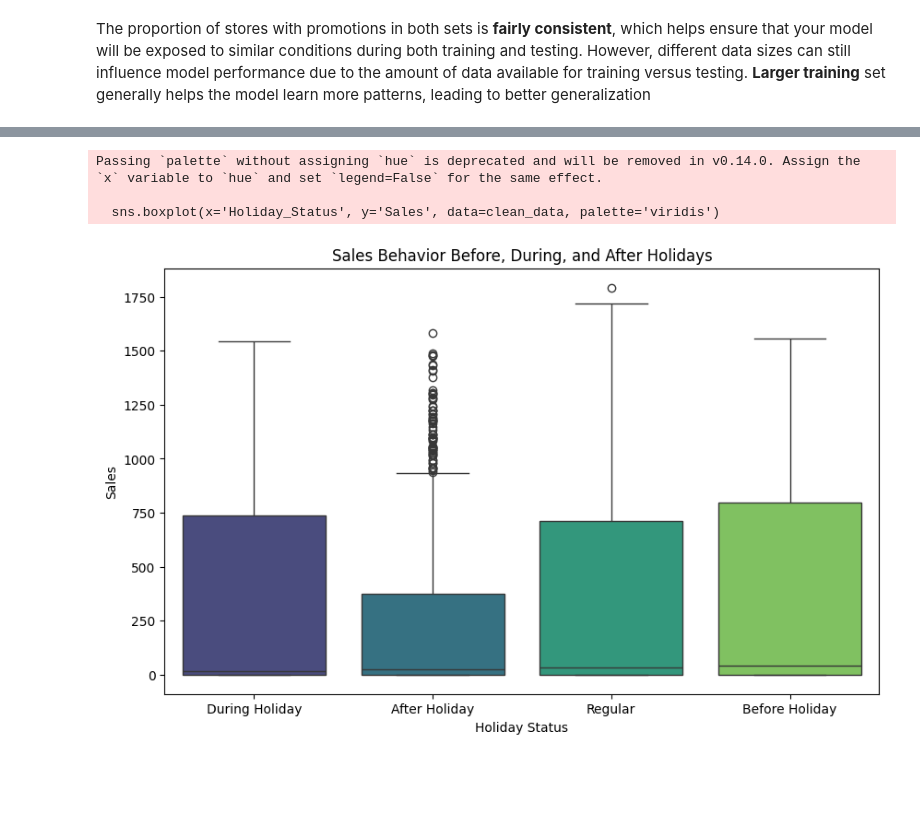
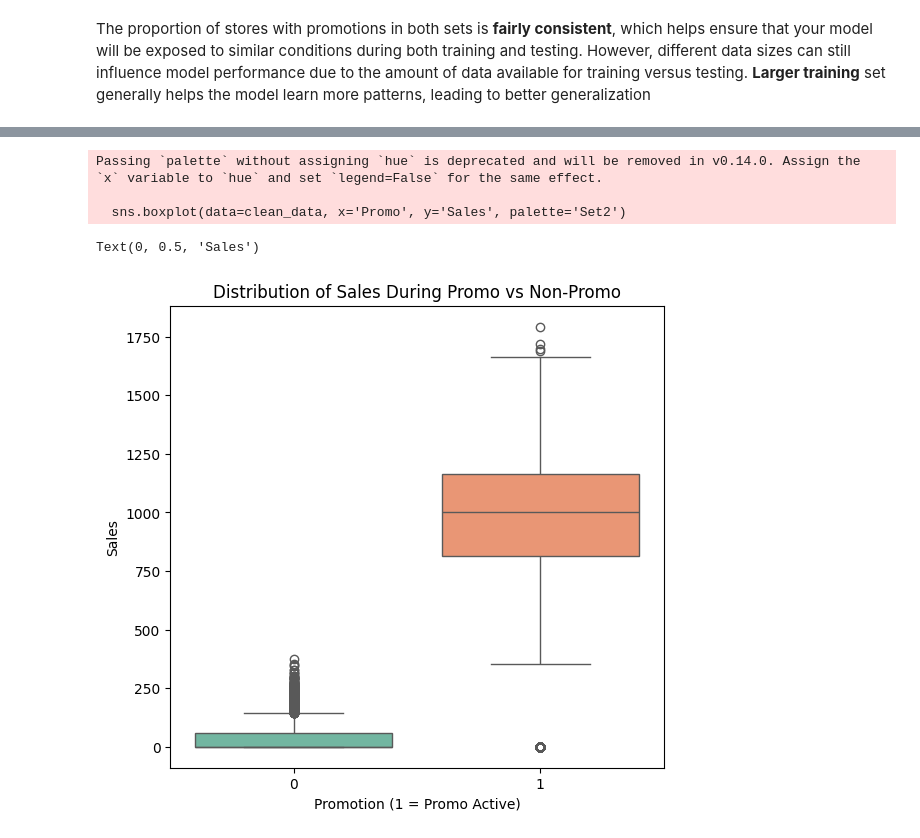
Before and after one commit to helinatefera/10xWeek4, a Jupyter notebook: notebooks/task_1.ipynb, the cells around one changed output, grey strips where cells are left out. Cells and saved outputs as stored; diff of their text form; code cells hidden in the pictures; blank space fills up the shorter version.

Commit message:
(feat) analyzing promo affect on sales

```diff
--- a/notebooks/task_1.ipynb
+++ b/notebooks/task_1.ipynb
@@ -172,15 +153,0 @@ Comparing sales behavior before, during, and after holidays, we can break down t
-# %%
-# Convert 'Date' to datetime for manipulation
-clean_data['Date'] = pd.to_datetime(clean_data['Date'])
-
-# Identify holiday periods
-clean_data['Holiday_Status'] = 'Regular'
-clean_data.loc[clean_data['is_holiday'] == 1, 'Holiday_Status'] = 'During Holiday'
-
-# Define before and after holiday
-holiday_dates = clean_data[clean_data['is_holiday'] == 1]['Date'].unique()
-for holiday_date in holiday_dates:
-    before = holiday_date - timedelta(days=1)
-    after = holiday_date + timedelta(days=1)
-    clean_data.loc[clean_data['Date'] == before, 'Holiday_Status'] = 'Before Holiday'
-    clean_data.loc[clean_data['Date'] == after, 'Holiday_Status'] = 'After Holiday'
@@ -197,12 +236,14 @@ Regular         304.154702    34.0  461.169835   9890
 # %%
-plt.figure(figsize=(10, 6))
-sns.boxplot(x='Holiday_Status', y='Sales', data=clean_data, palette='viridis')
-plt.title('Sales Behavior Before, During, and After Holidays')
-plt.xlabel('Holiday Status')
+plt.figure(figsize=(14, 6))
+
+plt.subplot(1, 2, 1)
+sns.boxplot(data=clean_data, x='Promo', y='Sales', palette='Set2')
+plt.title('Distribution of Sales During Promo vs Non-Promo')
+plt.xlabel('Promotion (1 = Promo Active)')
 plt.ylabel('Sales')
-plt.show()
 # %% [output]
 Passing `palette` without assigning `hue` is deprecated and will be removed in v0.14.0. Assign the `x` variable to `hue` and set `legend=False` for the same effect.
 
-  sns.boxplot(x='Holiday_Status', y='Sales', data=clean_data, palette='viridis')
+  sns.boxplot(data=clean_data, x='Promo', y='Sales', palette='Set2')
+Text(0, 0.5, 'Sales')
-[figure, old version]
+[figure, new version]
```
Also changed, not shown: parts of 19 cells of this notebook.
